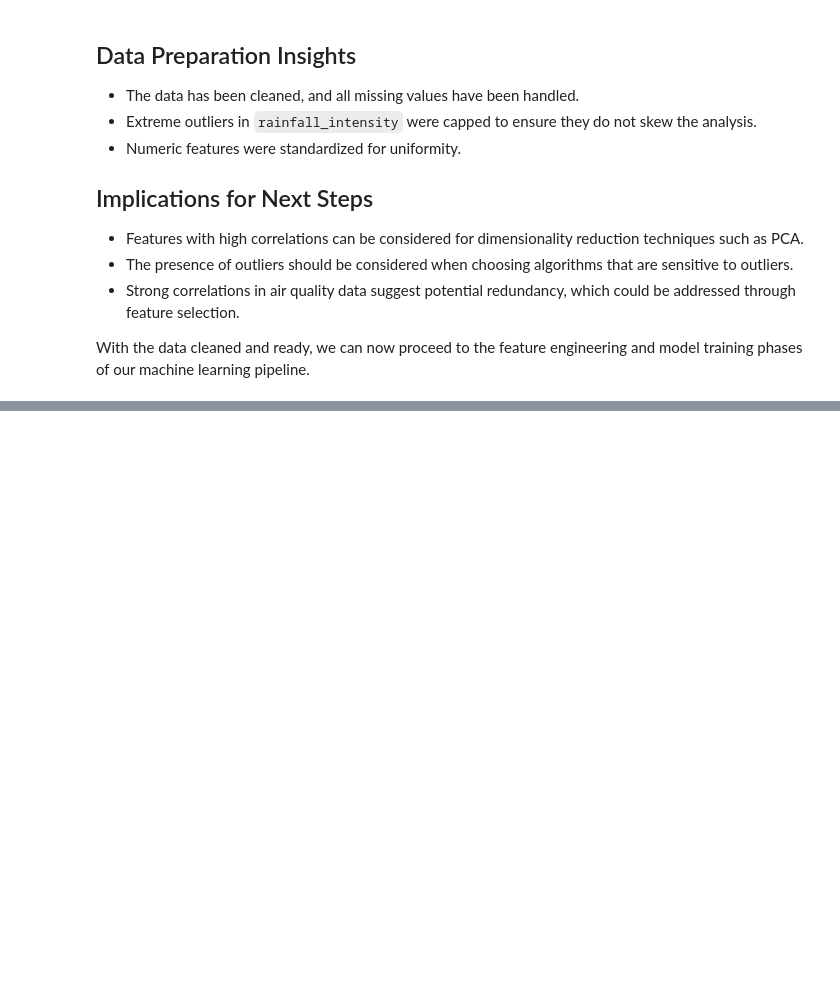
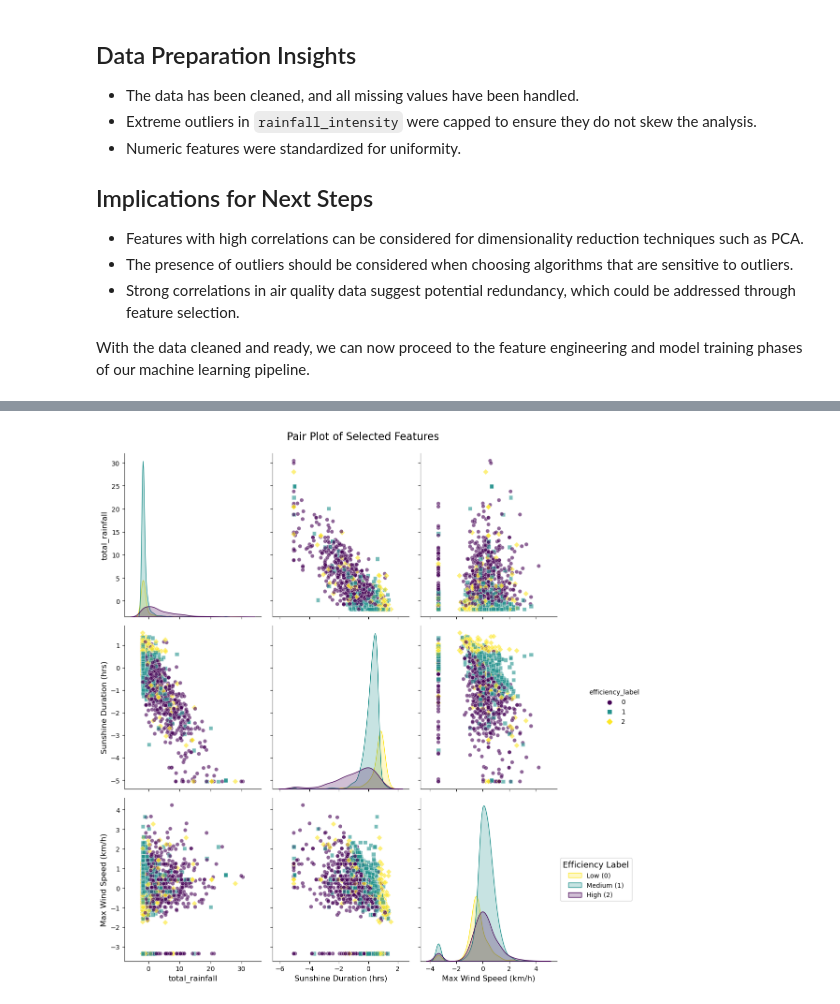
Before and after one commit to thetruthkenhurt/Solar-panel-efficiency-prediction, a Jupyter notebook: eda.ipynb, the cells around one changed output, grey strips where cells are left out. Drawn from its saved outputs; the diff is of its cells as text; code cells hidden in the pictures; blank space fills up the shorter version.

```diff
--- a/eda.ipynb
+++ b/eda.ipynb
@@ -303,0 +467,25 @@ With the data cleaned and ready, we can now proceed to the feature engineering a
+# %%
+# Adjust pair plot for better readability
+subset_features = ['total_rainfall', 'Sunshine Duration (hrs)', 'Max Wind Speed (km/h)', 'efficiency_label']
+
+pair_plot = sns.pairplot(weather_df[subset_features], hue='efficiency_label', palette='viridis', diag_kind='kde', markers=["o", "s", "D"], plot_kws={'alpha': 0.6})
+
+# Increase the size of the plot
+pair_plot.fig.set_size_inches(12, 12)
+
+# Adjust titles and labels
+for ax in pair_plot.axes.flatten():
+    ax.set_xlabel(ax.get_xlabel(), fontsize=12)
+    ax.set_ylabel(ax.get_ylabel(), fontsize=12)
+    # Remove redundant subplot titles
+    ax.set_title("")
+
+# Add a main title
+pair_plot.fig.suptitle('Pair Plot of Selected Features', y=1.02, fontsize=16)
+
+# Adjust legend position
+plt.legend(title='Efficiency Label', title_fontsize='13', loc='center left', bbox_to_anchor=(1, 0.5), labels=['Low (0)', 'Medium (1)', 'High (2)'])
+
+plt.show()
+# %% [output]
+[figure, added]
```
Also changed, not shown: parts of 23 cells of this notebook, 3 other files.
